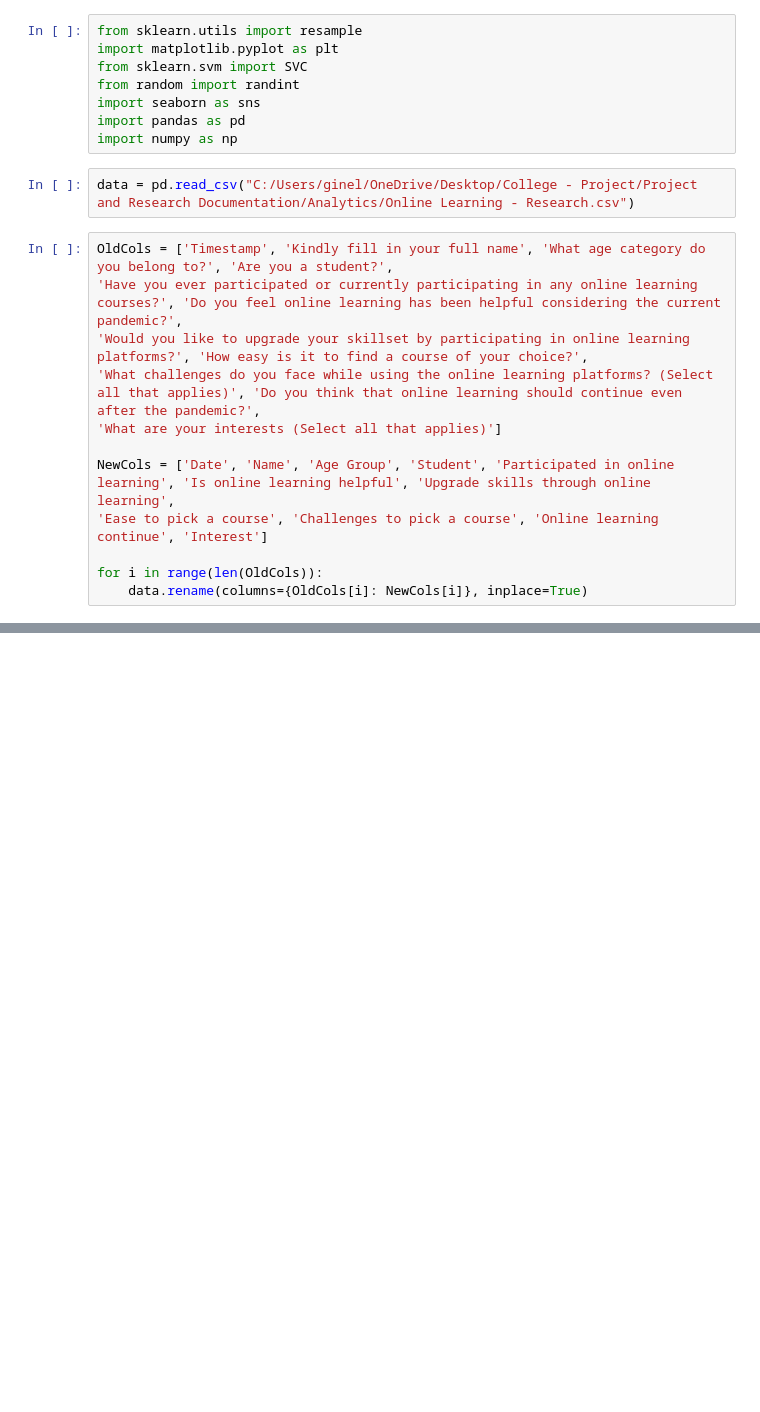
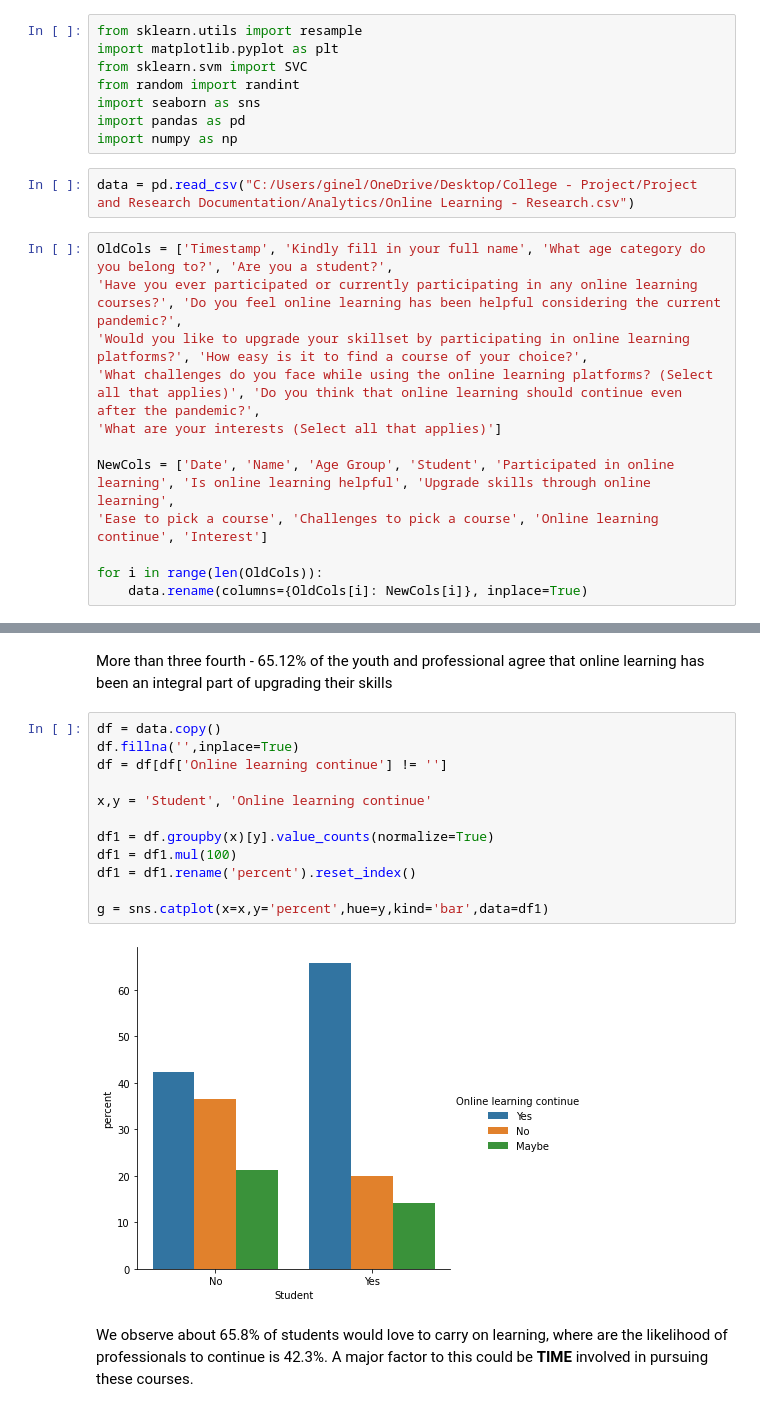
Before and after one commit to ginelledsouza/Student_Course_Segmentation, a Jupyter notebook: Student Segmentation.ipynb, the cells around one changed output, grey strips where cells are left out. Saved outputs shown, nothing was run; the diff lists cells and outputs as text; blank space fills up the shorter version.

```diff
--- a/Student Segmentation.ipynb
+++ b/Student Segmentation.ipynb
@@ -31,0 +82,18 @@ data.head()
+# %% [markdown]
+More than three fourth - 65.12% of the youth and professional agree that online learning has been an integral part of upgrading their skills
+# %%
+df = data.copy()
+df.fillna('',inplace=True)
+df = df[df['Online learning continue'] != '']
+
+x,y = 'Student', 'Online learning continue'
+
+df1 = df.groupby(x)[y].value_counts(normalize=True)
+df1 = df1.mul(100)
+df1 = df1.rename('percent').reset_index()
+
+g = sns.catplot(x=x,y='percent',hue=y,kind='bar',data=df1)
+# %% [output]
+[figure, added]
+# %% [markdown]
+We observe about 65.8% of students would love to carry on learning, where are the likelihood of professionals to continue is 42.3%. A major factor to this could be **TIME** involved in pursuing these courses.
```
Also changed, not shown: parts of 5 cells of this notebook.
